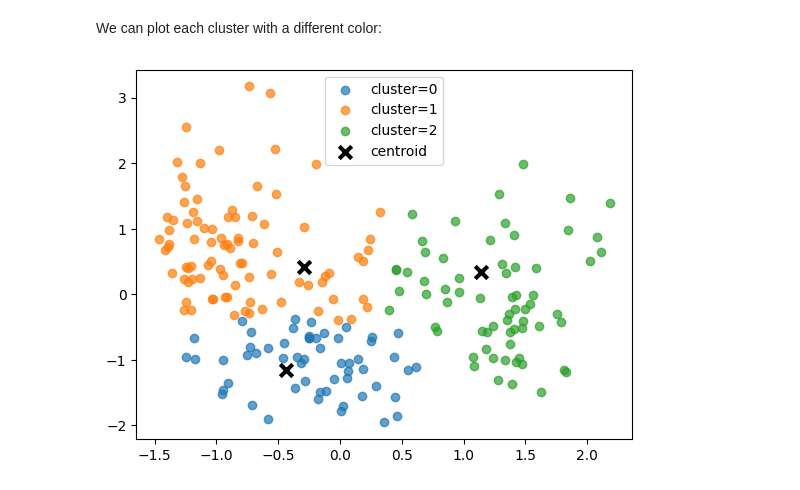
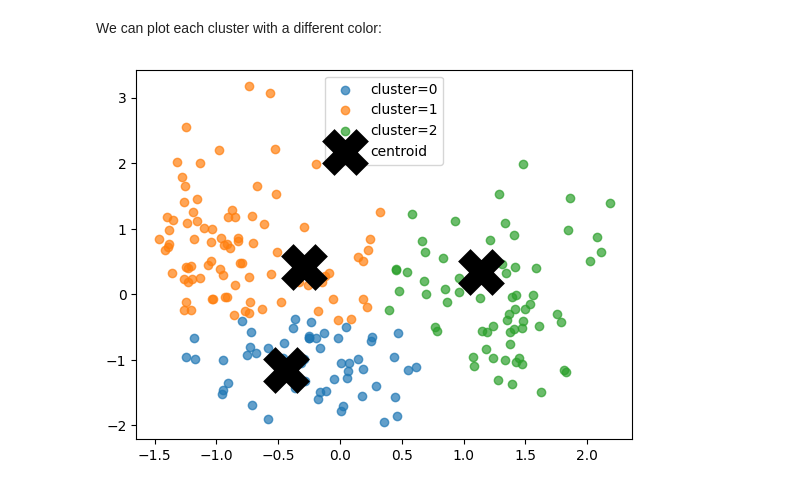
Before and after one commit to rctorres/minisom, a Jupyter notebook: examples/Clustering.ipynb, the cells around one changed output. Drawn from its saved outputs; the diff is of its cells as text; code cells hidden in the pictures.

```diff
--- a/examples/Clustering.ipynb
+++ b/examples/Clustering.ipynb
@@ -38,16 +38,16 @@ We can plot each cluster with a different color:
 # %%
 import matplotlib.pyplot as plt
 %matplotlib inline
 
 # plotting the clusters using the first 2 dimentions of the data
 for c in np.unique(cluster_index):
     plt.scatter(data[cluster_index == c, 0],
                 data[cluster_index == c, 1], label='cluster='+str(c), alpha=.7)
 
 # plotting centroids
 for centroid in som.get_weights():
     plt.scatter(centroid[:, 0], centroid[:, 1], marker='x',
-                s=80, linewidths=3, color='k', label='centroid')
+                s=80, linewidths=35, color='k', label='centroid')
 plt.legend();
 # %% [output]
-[figure, old version]
+[figure, new version]
```
Also changed, not shown: 27 other files.
